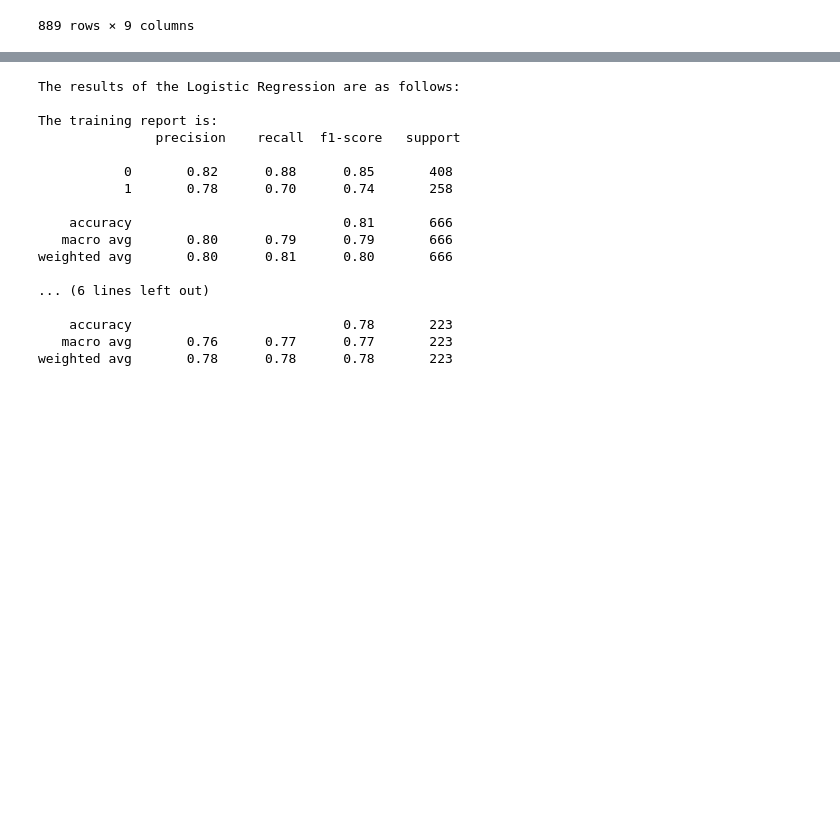
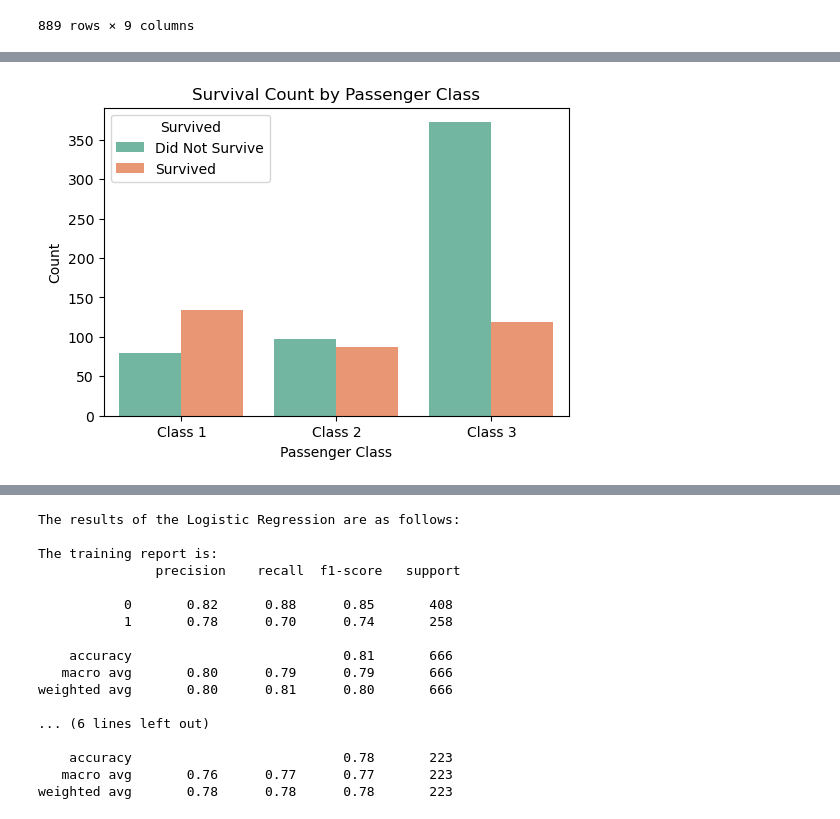
Before and after one commit to Ogam-Alvin/CODSOFT, a Jupyter notebook: Task1/task1.ipynb, the cells around one changed output, grey strips where cells are left out. Saved outputs shown, nothing was run; the diff lists cells and outputs as text; code cells hidden in the pictures; blank space fills up the shorter version.

```diff
--- a/Task1/task1.ipynb
+++ b/Task1/task1.ipynb
@@ -127,0 +149,12 @@ data
+# %%
+#Countplot of 'Pclass' and 'Survived'
+plt.figure(figsize=(6, 4))
+sns.countplot(x='Pclass', hue='Survived', data=data, palette='Set2')
+plt.title('Survival Count by Passenger Class')
+plt.xlabel('Passenger Class')
+plt.ylabel('Count')
+plt.xticks([0, 1, 2], ['Class 1', 'Class 2', 'Class 3'])
+plt.legend(title='Survived', labels=['Did Not Survive', 'Survived'])
+plt.show()
+# %% [output]
+[figure, added]
```
Also changed, not shown: parts of 10 cells of this notebook, 2 other files.
